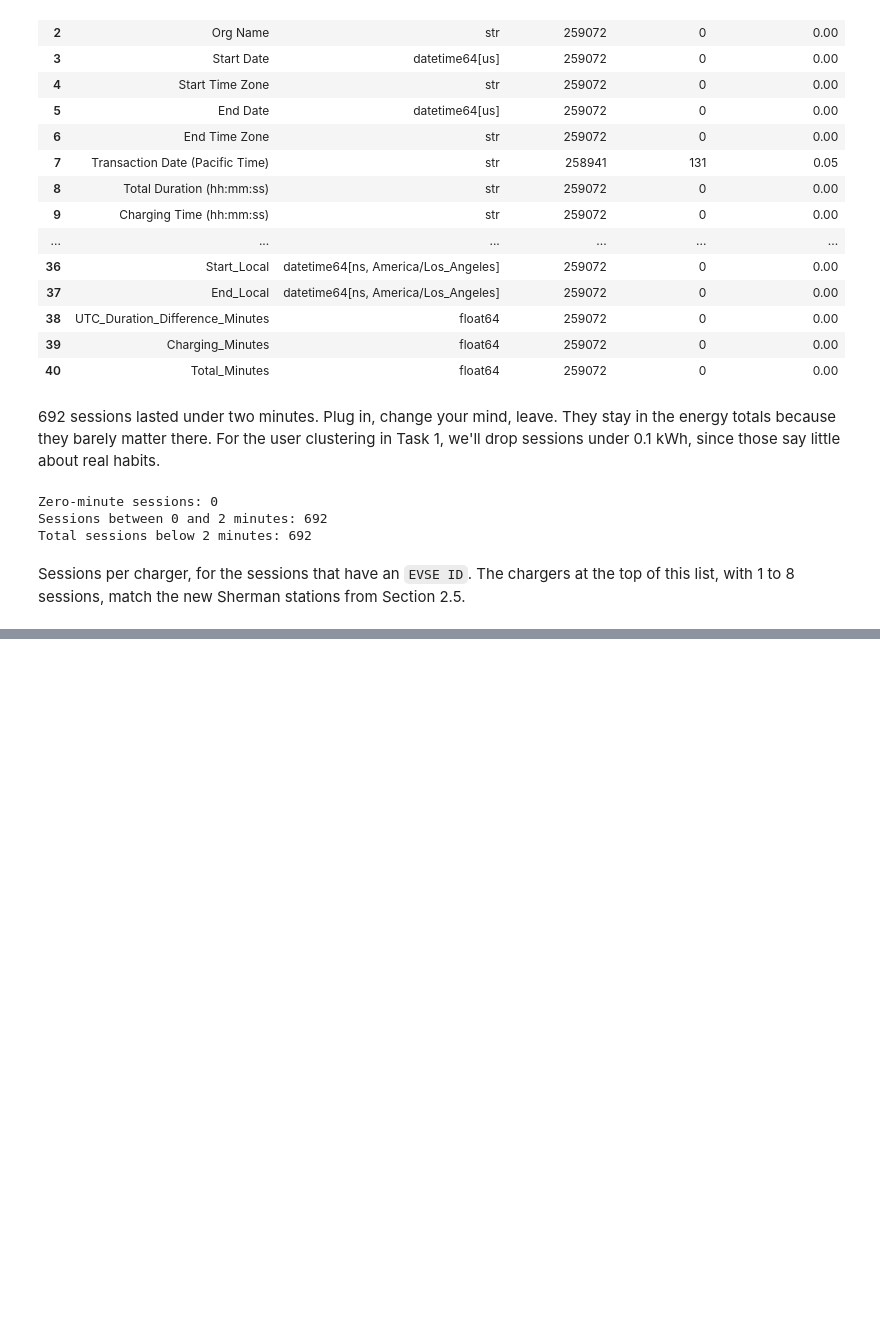
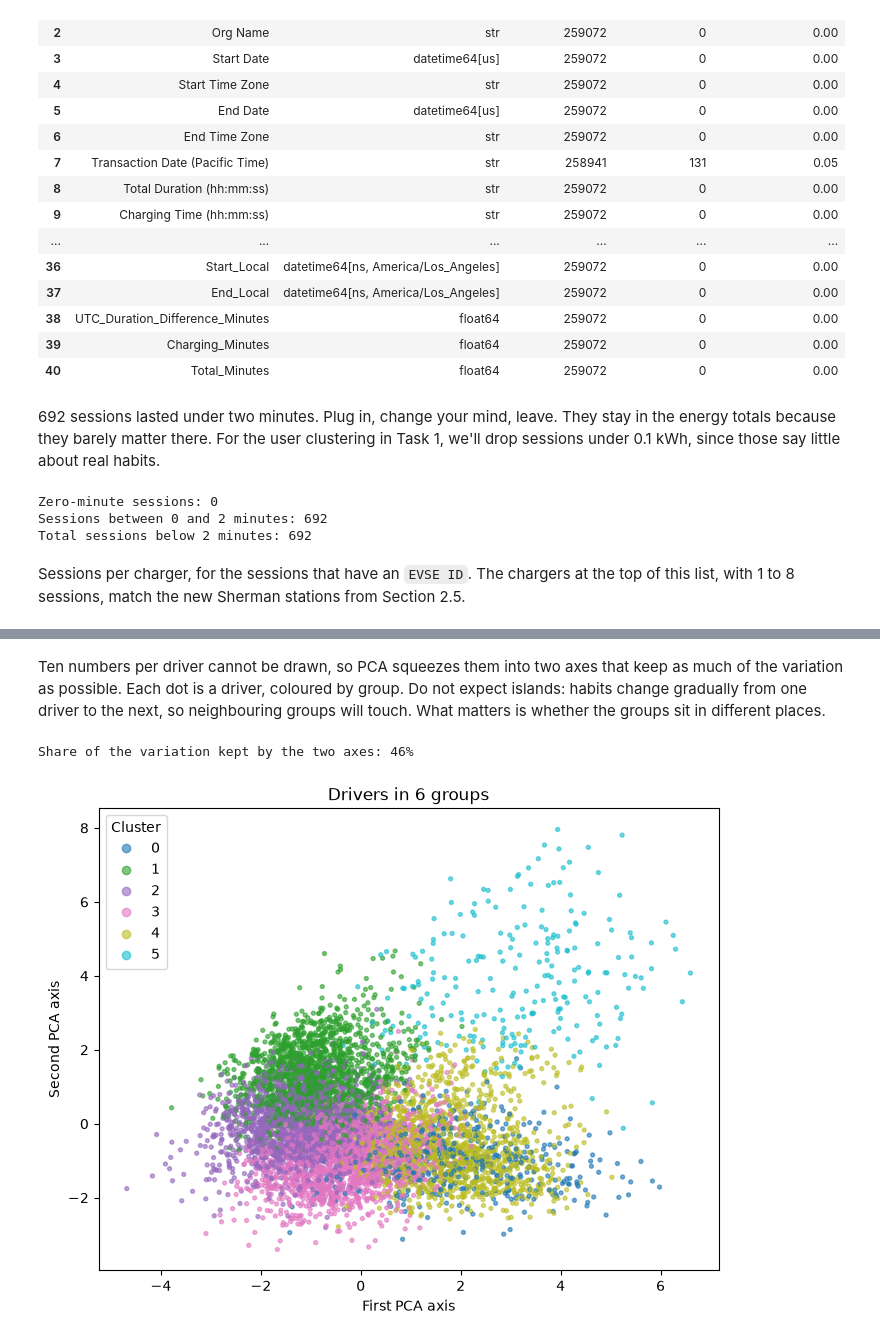
Before and after one commit to dumitritamacarenco/Introduction-to-Business-Analytics---Project-, a Jupyter notebook: ev_charging_palo_alto.ipynb, the cells around one changed output, grey strips where cells are left out. Drawn from its saved outputs; the diff is of its cells as text; code cells hidden in the pictures; blank space fills up the shorter version.

```diff
--- a/ev_charging_palo_alto.ipynb
+++ b/ev_charging_palo_alto.ipynb
@@ -867,0 +1133,13 @@ display(evse_usage)
+# %%
+K_CHOSEN = 6
+
+final_model = KMeans(n_clusters=K_CHOSEN, init="k-means++", n_init=10, random_state=42)
+user_features["Cluster"] = final_model.fit_predict(X_scaled)
+
+# Average driver of each group, in the original units
+cluster_profile = user_features.groupby("Cluster").mean().round(2)
+cluster_profile.insert(0, "Drivers", user_features["Cluster"].value_counts().sort_index())
+energy_per_cluster = user_features.groupby("Cluster")["total_energy_kwh"].sum()
+cluster_profile["Share of all energy (%)"] = (100 * energy_per_cluster / energy_per_cluster.sum()).round(1)
+
+display(cluster_profile)
@@ -867,0 +1155,17 @@ display(evse_usage)
+# %% [markdown]
+Ten numbers per driver cannot be drawn, so PCA squeezes them into two axes that keep as much of the variation as possible. Each dot is a driver, coloured by group. Do not expect islands: habits change gradually from one driver to the next, so neighbouring groups will touch. What matters is whether the groups sit in different places.
+# %%
+pca = PCA(n_components=2, random_state=42)
+points = pca.fit_transform(X_scaled)
+print(f"Share of the variation kept by the two axes: {pca.explained_variance_ratio_.sum():.0%}")
+
+plt.figure(figsize=(8, 6))
+dots = plt.scatter(points[:, 0], points[:, 1], c=user_features["Cluster"], cmap="tab10", s=8, alpha=0.6)
+plt.legend(*dots.legend_elements(), title="Cluster")
+plt.xlabel("First PCA axis")
+plt.ylabel("Second PCA axis")
+plt.title(f"Drivers in {K_CHOSEN} groups")
+plt.show()
+# %% [output]
+Share of the variation kept by the two axes: 46%
+[figure, added]
```
Also changed, not shown: parts of 25 cells of this notebook.
